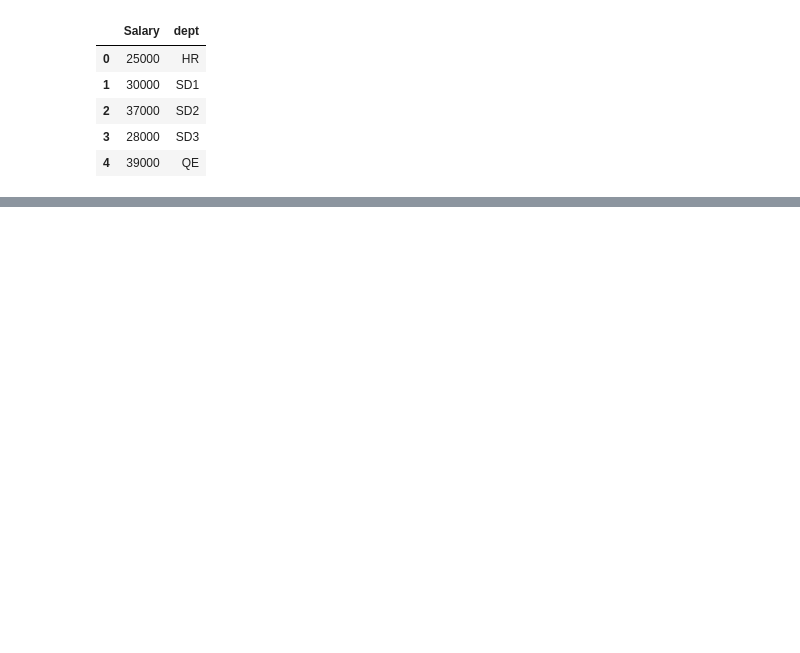
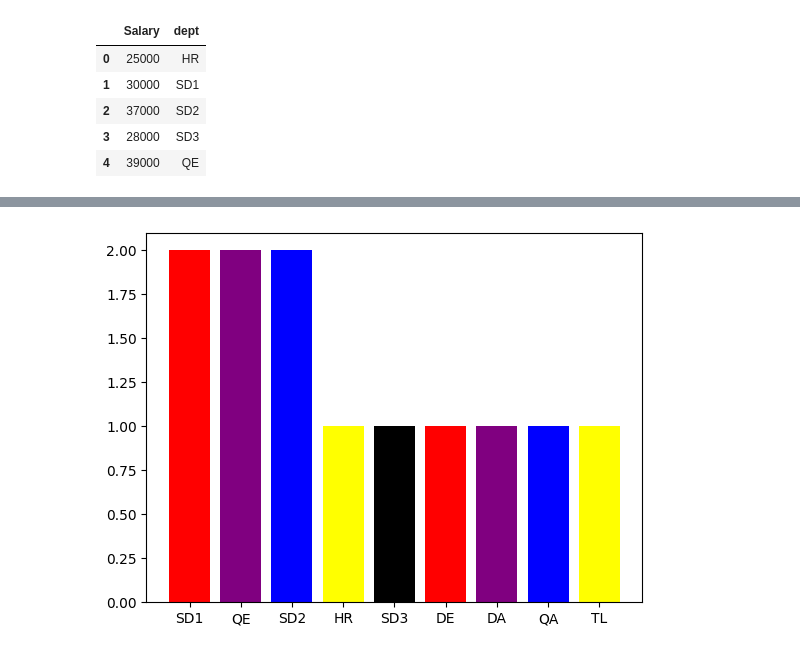
Before and after one commit to dhirajmanavalan/DataProcessing, a Jupyter notebook: Matplotlib/practice.ipynb, the cells around one changed output, grey strips where cells are left out. Cells and saved outputs as stored; diff of their text form; code cells hidden in the pictures; blank space fills up the shorter version.

```diff
--- a/Matplotlib/practice.ipynb
+++ b/Matplotlib/practice.ipynb
@@ -119,0 +160,6 @@ s.head()
+# %%
+# countplot
+plt.bar(count.index,count, color = ['red','purple','blue','yellow','black'])
+plt.show()
+# %% [output]
+[figure, added]
```
Also changed, not shown: parts of 27 cells of this notebook.
